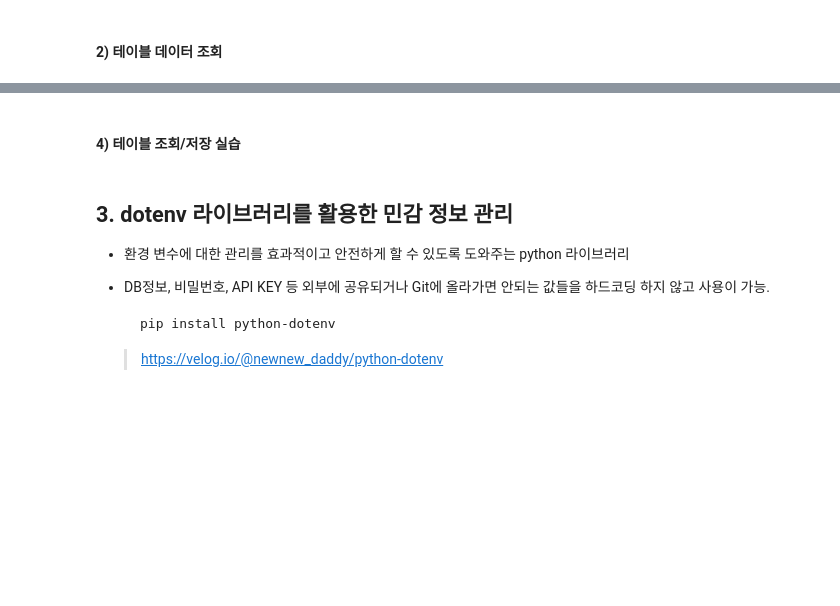
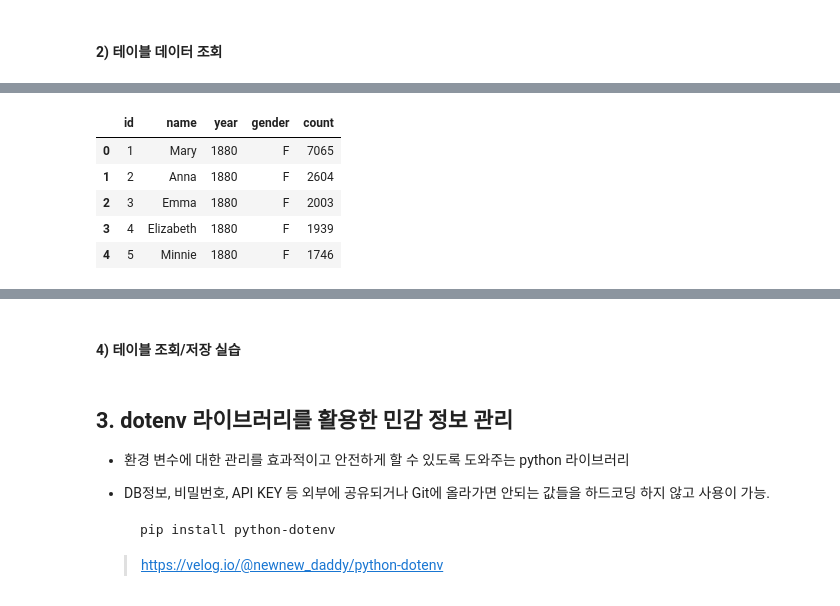
Before and after one commit to goodnews724/DataEngineeringRepo, a Jupyter notebook: 01_python_database/python_db_notebook.ipynb, the cells around one changed output, grey strips where cells are left out. Drawn from its saved outputs; the diff is of its cells as text; code cells hidden in the pictures; blank space fills up the shorter version.

```diff
--- a/01_python_database/python_db_notebook.ipynb
+++ b/01_python_database/python_db_notebook.ipynb
@@ -175,0 +302,3 @@ mysql_conn
+# %%
+names_path = "/Users/goodnews/Documents/codeit/lesson/data_engineering/DataEngineeringRepo/01_python_database/dataset/names.csv"
+tips_path = "/Users/goodnews/Documents/codeit/lesson/data_engineering/DataEngineeringRepo/01_python_database/dataset/tips.csv"
@@ -181,0 +378,10 @@ mysql_conn
+# %%
+names = pd.read_csv(names_path)
+names.head()
+# %% [output]
+|  | id | name | year | gender | count |
+| 0 | 1 | Mary | 1880 | F | 7065 |
+| 1 | 2 | Anna | 1880 | F | 2604 |
+| 2 | 3 | Emma | 1880 | F | 2003 |
+| 3 | 4 | Elizabeth | 1880 | F | 1939 |
+| 4 | 5 | Minnie | 1880 | F | 1746 |
```
Also changed, not shown: parts of 34 cells of this notebook, 1 other file.
